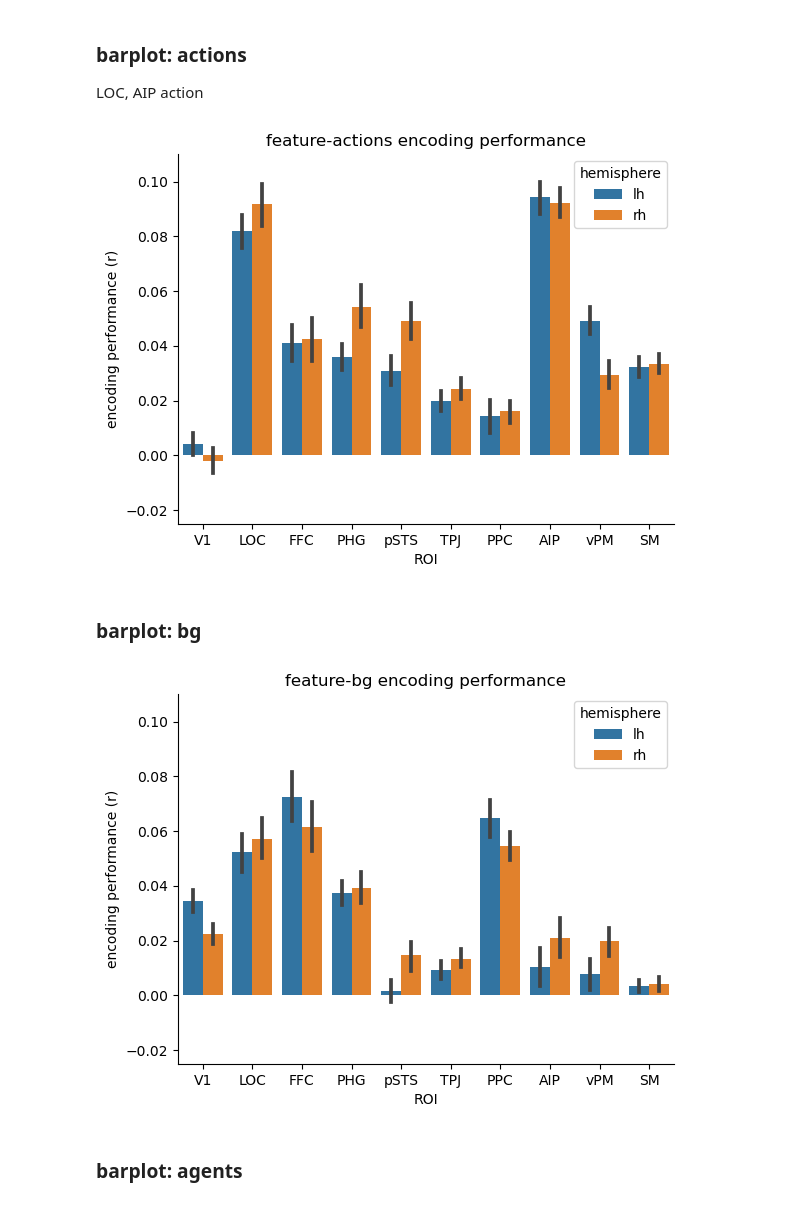
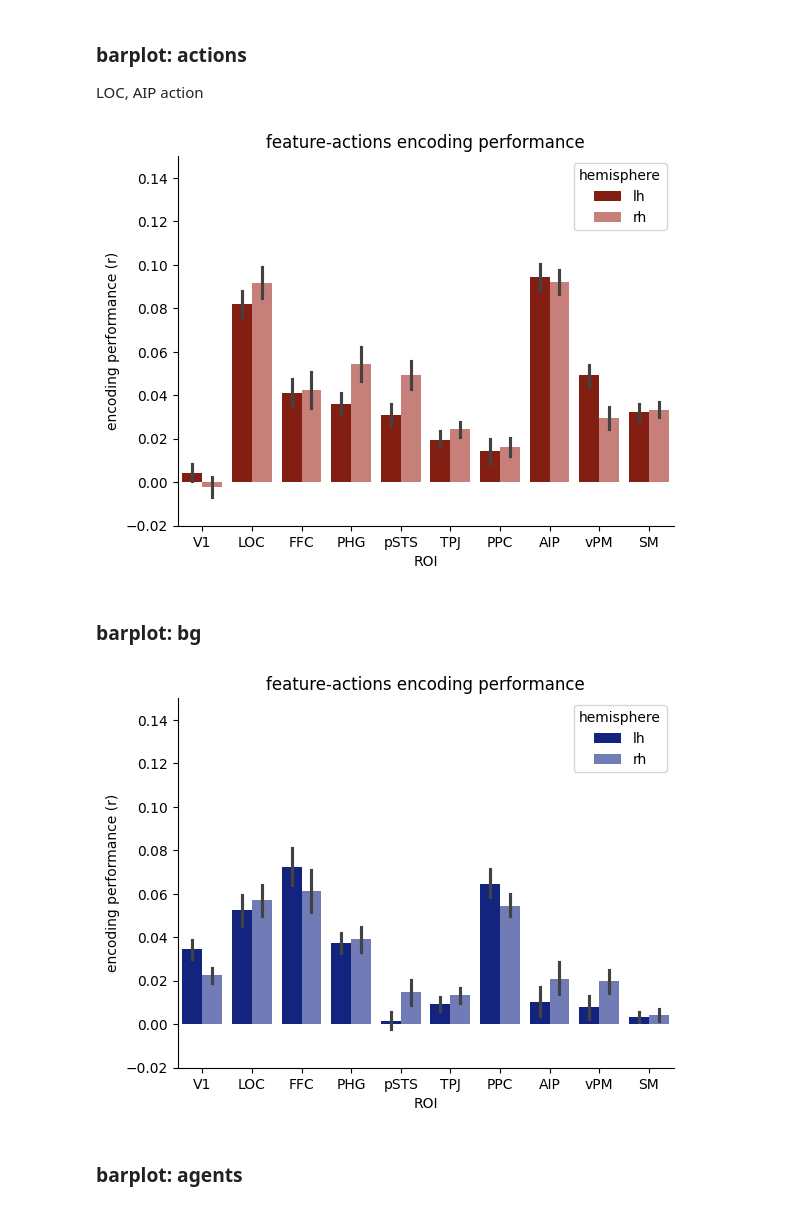
Before and after one commit to jungheejung/life-encoding, a Jupyter notebook: scripts/himalaya/glove/step05_extractcorr.ipynb, the cells around one changed output. Drawn from its saved outputs; the diff is of its cells as text; code cells hidden in the pictures.

```diff
--- a/scripts/himalaya/glove/step05_extractcorr.ipynb
+++ b/scripts/himalaya/glove/step05_extractcorr.ipynb
@@ -167,41 +188,48 @@ results_df[results_df['features'] == 'actions']
 # visualization
 # %%
 roi_order = ["V1", "LOC", "FFC", "PHG", "pSTS", "TPJ", "PPC", "AIP", "vPM", "SM"]
-save_dir = '/Users/h/Library/CloudStorage/GoogleDrive-jung2heejung@gmail.com/My\ Drive/life_encoding/figure/roi'
+save_dir = '/Users/h/Library/CloudStorage/GoogleDrive-jung2heejung@gmail.com/My Drive/life_encoding/figure/roi'
+
 alignment = 'ha_common'
 # %% [markdown]
 ### barplot: actions
 LOC, AIP action
 # %%
 feature = 'actions'
+custom_palette = {'lh': '#941100',  # Assign blue to left hemisphere
+                  'rh': '#D4746D'}  # Assign orange to right hemisphere
 sns.barplot(x="ROI",
               y="encoding performance (r)",
               hue="hemisphere",
               data=results_df[results_df['features'] == feature],
-              order=roi_order
+              order=roi_order,
+              palette=custom_palette
             )
-plt.ylim(-0.025, 0.11)
-plt.title("feature-actions encoding performance")
+plt.ylim(-0.02, 0.15)
+plt.title(f"feature-{feature} encoding performance")
 sns.despine()
-sns.figure.savefig(join(save_dir, f"{feature}-r_pca-40_align-{alignment}_hemi-lh_roi.png"), dpi=300)
+plt.savefig(join(save_dir, f"{feature}-r_pca-40_align-{alignment}_roi.png"), dpi=300)
 # %% [output]
-[figure, old version]
+[figure, new version]
 # %% [markdown]
 ### barplot: bg
 # %%
-feature= 'bg'
+feature = 'bg'
+custom_palette = {'lh': '#011891',  # Assign blue to left hemisphere
+                  'rh': '#6573C1'}  # Assign orange to right hemisphere
 sns.barplot(x="ROI",
               y="encoding performance (r)",
               hue="hemisphere",
               data=results_df[results_df['features'] == feature],
-              order=roi_order
+              order=roi_order,
+              palette=custom_palette
             )
-plt.ylim(-0.025, 0.11)
-plt.title(f"feature-{feature} encoding performance")
+plt.ylim(-0.02, 0.15)
+plt.title("feature-actions encoding performance")
 sns.despine()
-sns.figure.savefig(join(save_dir, f"{feature}-r_pca-40_align-{alignment}_hemi-lh_roi.png"), dpi=300)
+plt.savefig(join(save_dir, f"{feature}-r_pca-40_align-{alignment}_roi.png"), dpi=300)
 # %% [output]
-[figure, old version]
+[figure, new version]
 # %% [markdown]
 ### barplot: agents
 # %%
```
Also changed, not shown: parts of 8 cells of this notebook.
